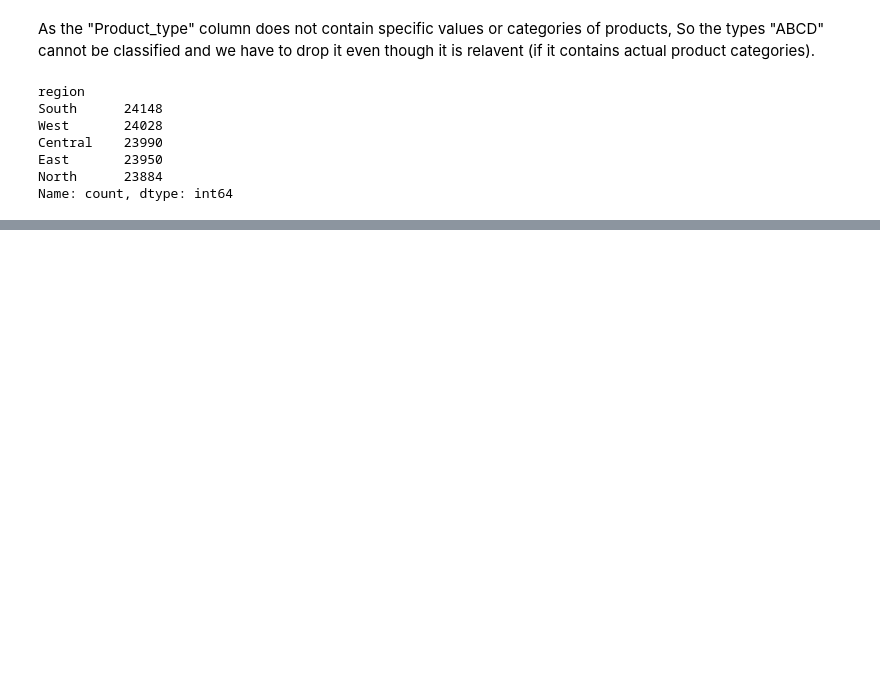
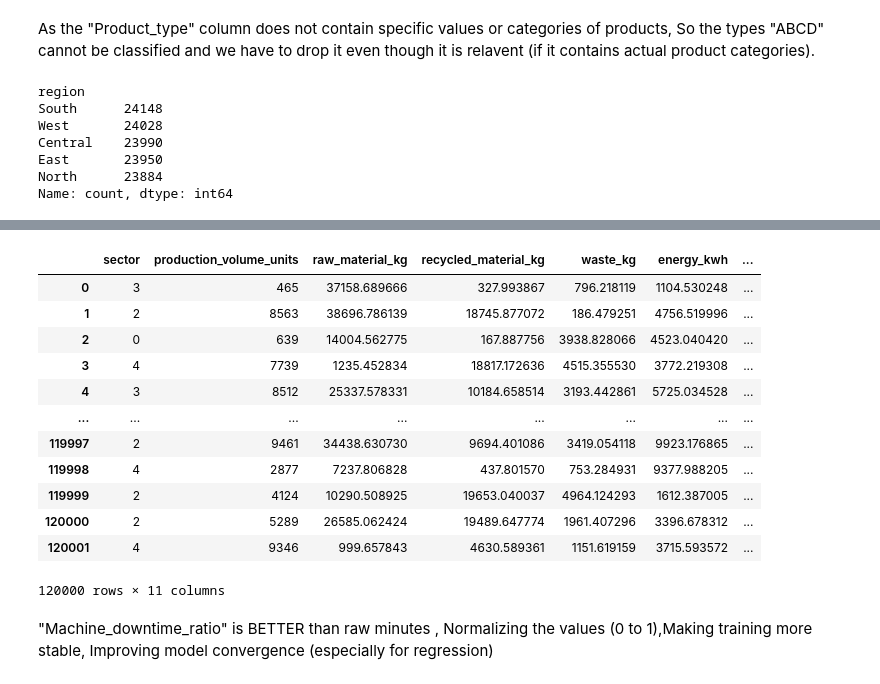
Before and after one commit to Alexander789400/AI-driven-Circular-Economy-Tracker, a Jupyter notebook: Circular_Economy.ipynb, the cells around one changed output, grey strips where cells are left out. Cells and saved outputs as stored; diff of their text form; code cells hidden in the pictures; blank space fills up the shorter version.

```diff
--- a/Circular_Economy.ipynb
+++ b/Circular_Economy.ipynb
@@ -537,0 +579,19 @@ df.drop(columns=["product_type","region"],axis=1,inplace=True)
+# %%
+df
+# %% [output]
+|  | sector | production_volume_units | raw_material_kg | recycled_material_kg | waste_kg | energy_kwh | ... |
+| 0 | 3 | 465 | 37158.689666 | 327.993867 | 796.218119 | 1104.530248 | ... |
+| 1 | 2 | 8563 | 38696.786139 | 18745.877072 | 186.479251 | 4756.519996 | ... |
+| 2 | 0 | 639 | 14004.562775 | 167.887756 | 3938.828066 | 4523.040420 | ... |
+| 3 | 4 | 7739 | 1235.452834 | 18817.172636 | 4515.355530 | 3772.219308 | ... |
+| 4 | 3 | 8512 | 25337.578331 | 10184.658514 | 3193.442861 | 5725.034528 | ... |
+| ... | ... | ... | ... | ... | ... | ... | ... |
+| 119997 | 2 | 9461 | 34438.630730 | 9694.401086 | 3419.054118 | 9923.176865 | ... |
+| 119998 | 4 | 2877 | 7237.806828 | 437.801570 | 753.284931 | 9377.988205 | ... |
+| 119999 | 2 | 4124 | 10290.508925 | 19653.040037 | 4964.124293 | 1612.387005 | ... |
+| 120000 | 2 | 5289 | 26585.062424 | 19489.647774 | 1961.407296 | 3396.678312 | ... |
+| 120001 | 4 | 9346 | 999.657843 | 4630.589361 | 1151.619159 | 3715.593572 | ... |
+120000 rows × 11 columns
+# %% [markdown]
+"Machine_downtime_ratio" is BETTER than raw minutes , Normalizing the values (0 to 1),Making training more stable,
+Improving model convergence (especially for regression)
```
Also changed, not shown: parts of 42 cells of this notebook, 6 other files.
